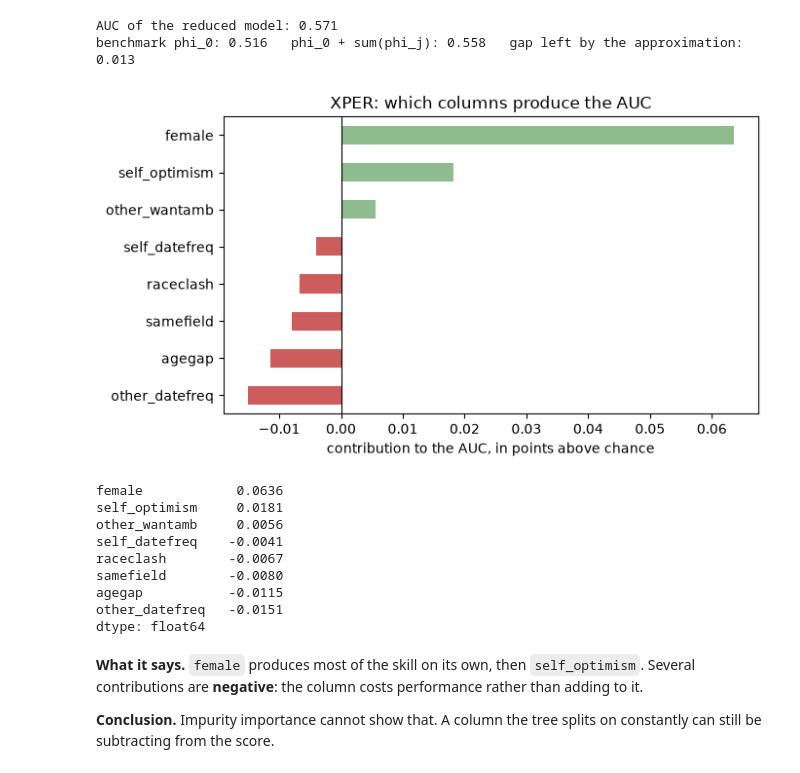
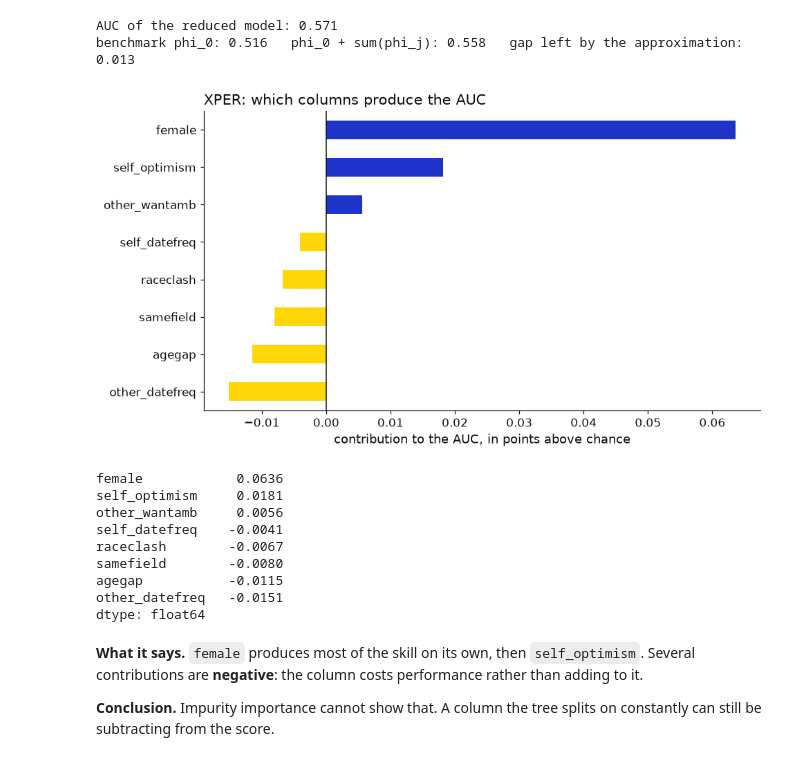
Before and after one commit to ithierda/isaf-group-rito-mitsouka, a Jupyter notebook: notebooks/04_interpretability.ipynb, the cells around one changed output. Saved outputs shown, nothing was run; the diff lists cells and outputs as text; code cells hidden in the pictures.

```diff
--- a/notebooks/04_interpretability.ipynb
+++ b/notebooks/04_interpretability.ipynb
@@ -34,6 +34,14 @@ if not Path("data").is_dir():
 Path("reports/figures").mkdir(parents=True, exist_ok=True)
 Path("reports/tables").mkdir(parents=True, exist_ok=True)
 
+# Brand palette and slide-sized text, shared by every figure below.
+BLUE, YELLOW, INK = "#1E33C8", "#FFD709", "#101014"
+plt.rcParams.update({"font.size": 12, "axes.titlesize": 14, "axes.labelsize": 12,
+                     "xtick.labelsize": 11, "ytick.labelsize": 11, "legend.fontsize": 11,
+                     "axes.edgecolor": INK, "text.color": INK, "axes.labelcolor": INK,
+                     "xtick.color": INK, "ytick.color": INK, "figure.dpi": 110})
+
+
 SEED = 42
 table = pd.read_csv("data/processed/model_table.csv")
 oof = pd.read_csv("data/processed/oof_predictions.csv")
@@ -502,17 +516,18 @@ print(f"benchmark phi_0: {phi[0]:.3f}   phi_0 + sum(phi_j): {phi[0] + sum(phi[1:
 AUC of the reduced model: 0.571
 benchmark phi_0: 0.516   phi_0 + sum(phi_j): 0.558   gap left by the approximation: 0.013
 # %%
-fig, ax = plt.subplots(figsize=(7, 4))
-xper.plot.barh(ax=ax, color=np.where(xper > 0, "darkseagreen", "indianred"))
-ax.axvline(0, color="black", linewidth=0.8)
+fig, ax = plt.subplots(figsize=(9, 5))
+xper.plot.barh(ax=ax, color=np.where(xper > 0, BLUE, YELLOW))
+ax.axvline(0, color=INK, linewidth=1)
 ax.set_xlabel("contribution to the AUC, in points above chance")
-ax.set_title("XPER: which columns produce the AUC")
+ax.set_title("XPER: which columns produce the AUC", loc="left")
+ax.spines[["top", "right"]].set_visible(False)
 plt.tight_layout()
-plt.savefig("reports/figures/04_xper.png", dpi=150)
+plt.savefig("reports/figures/04_xper.png", dpi=150, bbox_inches="tight")
 plt.show()
 xper.sort_values(ascending=False).round(4)
 # %% [output]
-[figure, old version]
+[figure, new version]
 female            0.0636
 self_optimism     0.0181
 other_wantamb     0.0056
```
Also changed, not shown: parts of 9 cells of this notebook, 27 other files.
